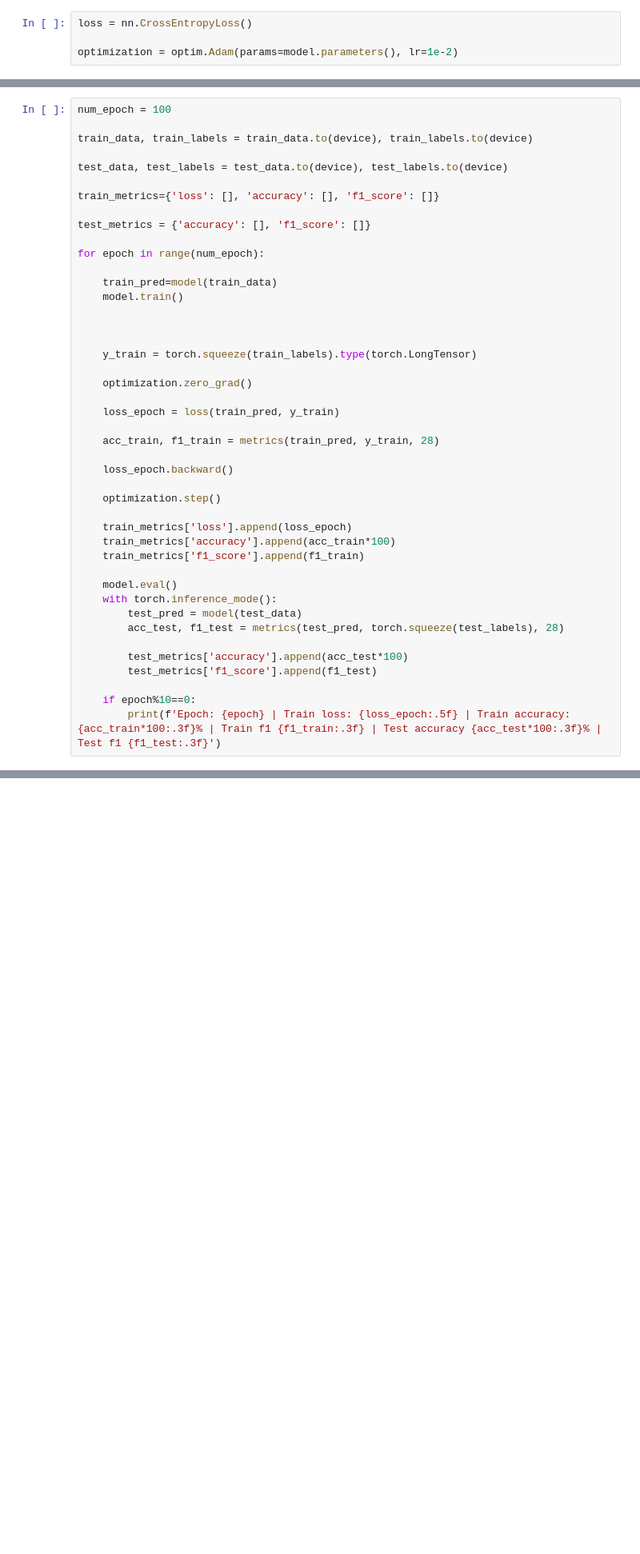
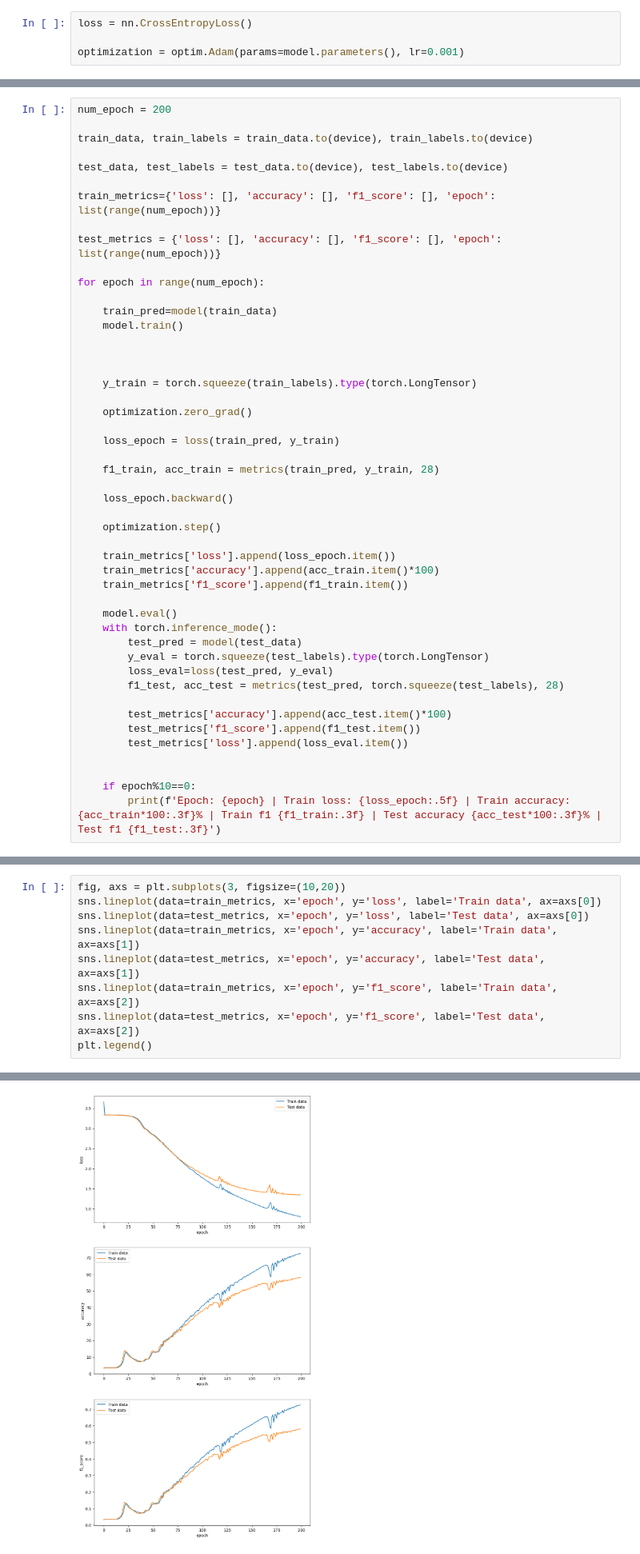
Before and after one commit to IlinKaragjozov/ComVis_with_Pytorch, a Jupyter notebook: Arab_Letter_Classification.ipynb, the cells around one changed output, grey strips where cells are left out. Shown: that part at 80% size. Saved outputs shown, nothing was run; the diff lists cells and outputs as text; blank space fills up the shorter version.

```diff
--- a/Arab_Letter_Classification.ipynb
+++ b/Arab_Letter_Classification.ipynb
@@ -114,7 +126,7 @@ ArabicCharClassifier(
 # %%
 loss = nn.CrossEntropyLoss()
 
-optimization = optim.Adam(params=model.parameters(), lr=1e-2)
+optimization = optim.Adam(params=model.parameters(), lr=0.001)
 # %%
 def metrics(y_pred, y_true, num_char):
     acc = multiclass_accuracy(y_pred, y_true)
@@ -138,13 +135,13 @@ tensor(28.0000, grad_fn=<SumBackward0>)
 # %%
-num_epoch = 100
+num_epoch = 200
 
 train_data, train_labels = train_data.to(device), train_labels.to(device)
 
 test_data, test_labels = test_data.to(device), test_labels.to(device)
 
-train_metrics={'loss': [], 'accuracy': [], 'f1_score': []}
+train_metrics={'loss': [], 'accuracy': [], 'f1_score': [], 'epoch': list(range(num_epoch))}
 
-test_metrics = {'accuracy': [], 'f1_score': []}
+test_metrics = {'loss': [], 'accuracy': [], 'f1_score': [], 'epoch': list(range(num_epoch))}
 
 for epoch in range(num_epoch):
 
@@ -159,23 +156,27 @@ for epoch in range(num_epoch):
 
     loss_epoch = loss(train_pred, y_train)
 
-    acc_train, f1_train = metrics(train_pred, y_train, 28)
+    f1_train, acc_train = metrics(train_pred, y_train, 28)
 
     loss_epoch.backward()
 
     optimization.step()
 
-    train_metrics['loss'].append(loss_epoch)
-    train_metrics['accuracy'].append(acc_train*100)
-    train_metrics['f1_score'].append(f1_train)
+    train_metrics['loss'].append(loss_epoch.item())
+    train_metrics['accuracy'].append(acc_train.item()*100)
+    train_metrics['f1_score'].append(f1_train.item())
 
     model.eval()
     with torch.inference_mode():
         test_pred = model(test_data)
-        acc_test, f1_test = metrics(test_pred, torch.squeeze(test_labels), 28)
+        y_eval = torch.squeeze(test_labels).type(torch.LongTensor)
+        loss_eval=loss(test_pred, y_eval)
+        f1_test, acc_test = metrics(test_pred, torch.squeeze(test_labels), 28)
 
-        test_metrics['accuracy'].append(acc_test*100)
-        test_metrics['f1_score'].append(f1_test)
+        test_metrics['accuracy'].append(acc_test.item()*100)
+        test_metrics['f1_score'].append(f1_test.item())
+        test_metrics['loss'].append(loss_eval.item())
+
 
     if epoch%10==0:
         print(f'Epoch: {epoch} | Train loss: {loss_epoch:.5f} | Train accuracy: {acc_train*100:.3f}% | Train f1 {f1_train:.3f} | Test accuracy {acc_test*100:.3f}% | Test f1 {f1_test:.3f}')
@@ -192,0 +188,10 @@ Epoch: 90 | Train loss: 0.27990 | Train accuracy: 90.848% | Train f1 0.908 | Tes
+# %%
+fig, axs = plt.subplots(3, figsize=(10,20))
+sns.lineplot(data=train_metrics, x='epoch', y='loss', label='Train data', ax=axs[0])
+sns.lineplot(data=test_metrics, x='epoch', y='loss', label='Test data', ax=axs[0])
+sns.lineplot(data=train_metrics, x='epoch', y='accuracy', label='Train data', ax=axs[1])
+sns.lineplot(data=test_metrics, x='epoch', y='accuracy', label='Test data', ax=axs[1])
+sns.lineplot(data=train_metrics, x='epoch', y='f1_score', label='Train data', ax=axs[2])
+sns.lineplot(data=test_metrics, x='epoch', y='f1_score', label='Test data', ax=axs[2])
+plt.legend()
+# %% [output]
@@ -192,0 +199 @@ Epoch: 90 | Train loss: 0.27990 | Train accuracy: 90.848% | Train f1 0.908 | Tes
+[figure, added]
```
Also changed, not shown: parts of 8 cells of this notebook.
